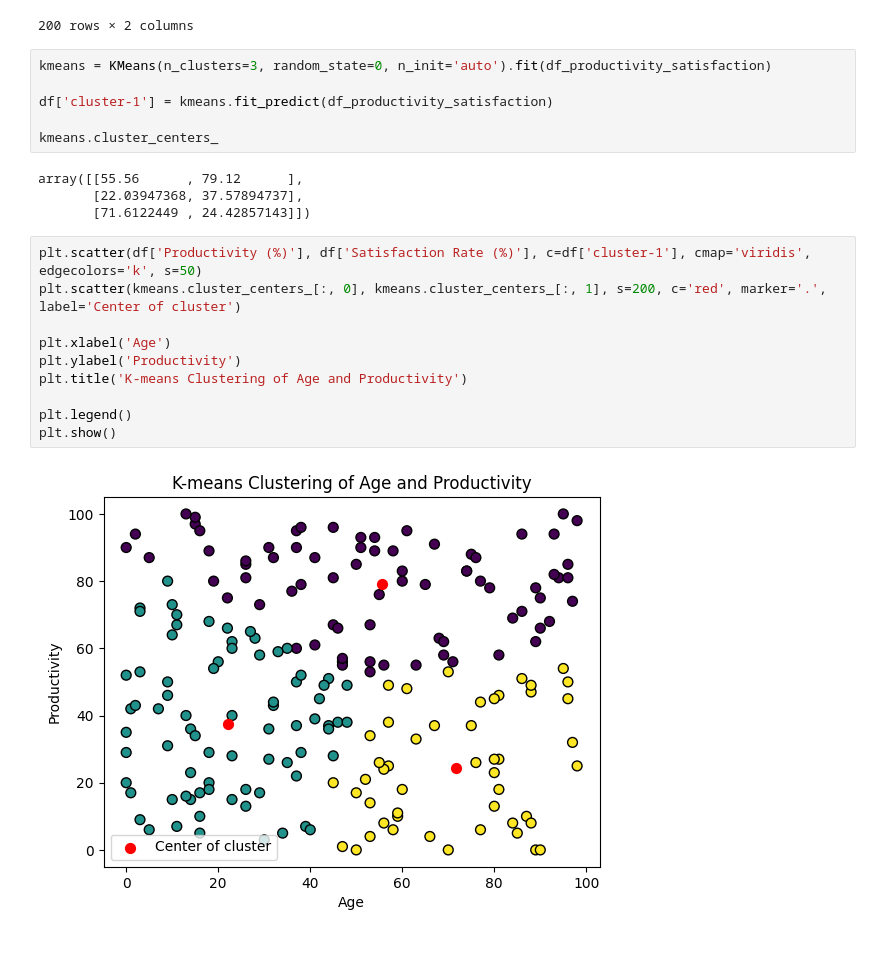
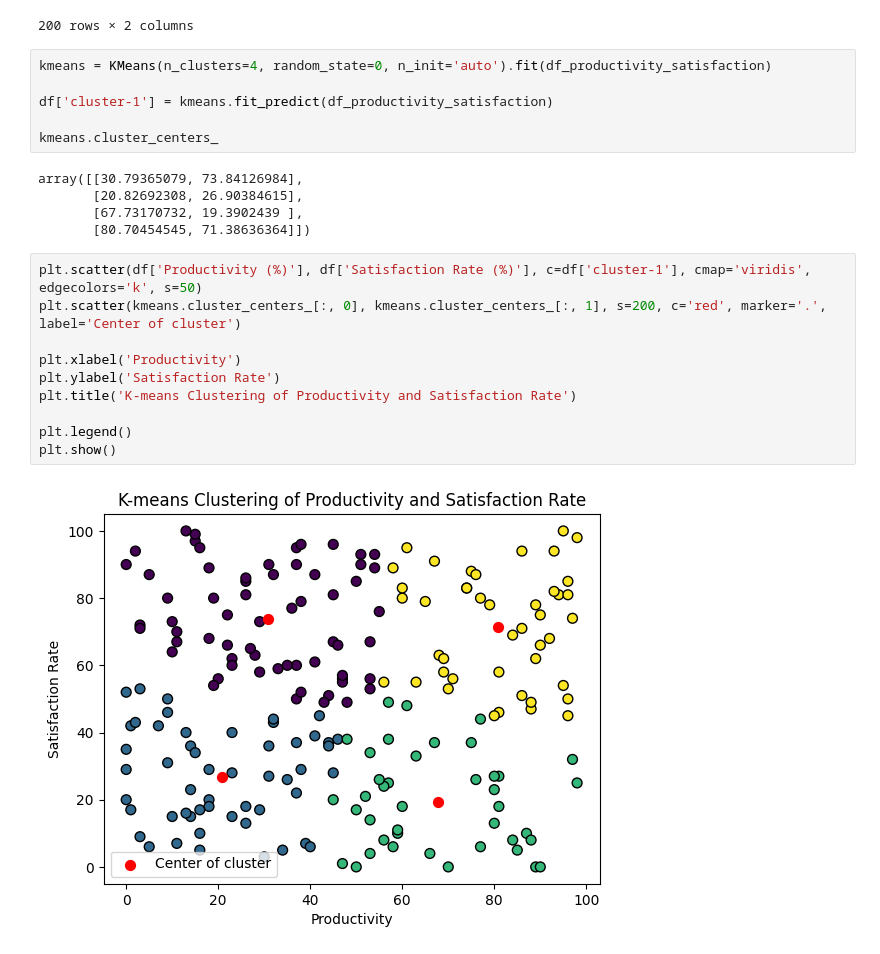
Before and after one commit to olesuv/homeworks-labs, a Jupyter notebook: data-engeering/lab-7/lab-7-2.ipynb, the cells around one changed output. Cells and saved outputs as stored; diff of their text form.

```diff
--- a/data-engeering/lab-7/lab-7-2.ipynb
+++ b/data-engeering/lab-7/lab-7-2.ipynb
@@ -82,24 +82,25 @@ df_productivity_satisfaction
 | 199 | 86 | 71 |
 200 rows × 2 columns
 # %%
-kmeans = KMeans(n_clusters=3, random_state=0, n_init='auto').fit(df_productivity_satisfaction)
+kmeans = KMeans(n_clusters=4, random_state=0, n_init='auto').fit(df_productivity_satisfaction)
 
 df['cluster-1'] = kmeans.fit_predict(df_productivity_satisfaction)
 
 kmeans.cluster_centers_
 # %% [output]
-array([[55.56      , 79.12      ],
-       [22.03947368, 37.57894737],
-       [71.6122449 , 24.42857143]])
+array([[30.79365079, 73.84126984],
+       [20.82692308, 26.90384615],
+       [67.73170732, 19.3902439 ],
+       [80.70454545, 71.38636364]])
 # %%
 plt.scatter(df['Productivity (%)'], df['Satisfaction Rate (%)'], c=df['cluster-1'], cmap='viridis', edgecolors='k', s=50)
 plt.scatter(kmeans.cluster_centers_[:, 0], kmeans.cluster_centers_[:, 1], s=200, c='red', marker='.', label='Center of cluster')
 
-plt.xlabel('Age')
-plt.ylabel('Productivity')
-plt.title('K-means Clustering of Age and Productivity')
+plt.xlabel('Productivity')
+plt.ylabel('Satisfaction Rate')
+plt.title('K-means Clustering of Productivity and Satisfaction Rate')
 
 plt.legend()
 plt.show()
 # %% [output]
-[figure, old version]
+[figure, new version]
```
